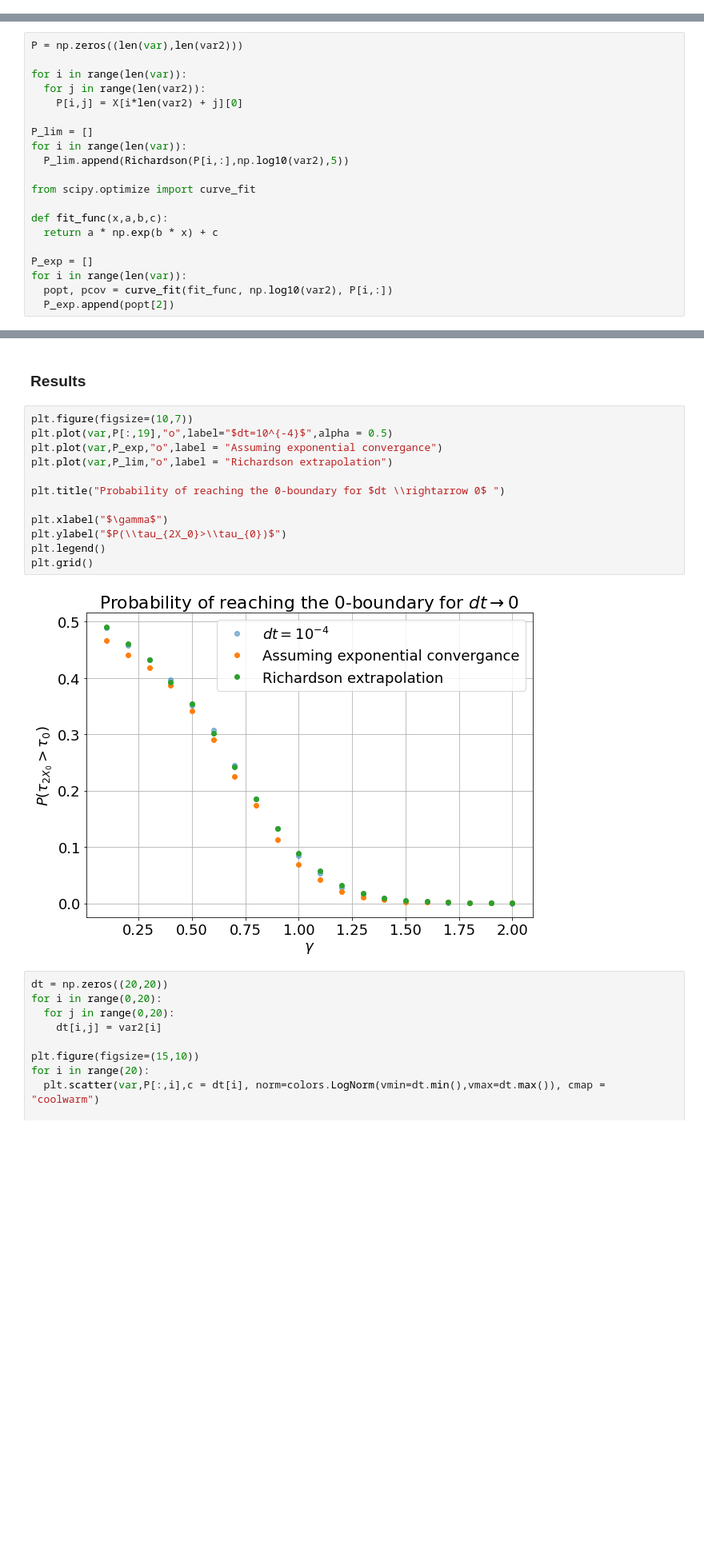
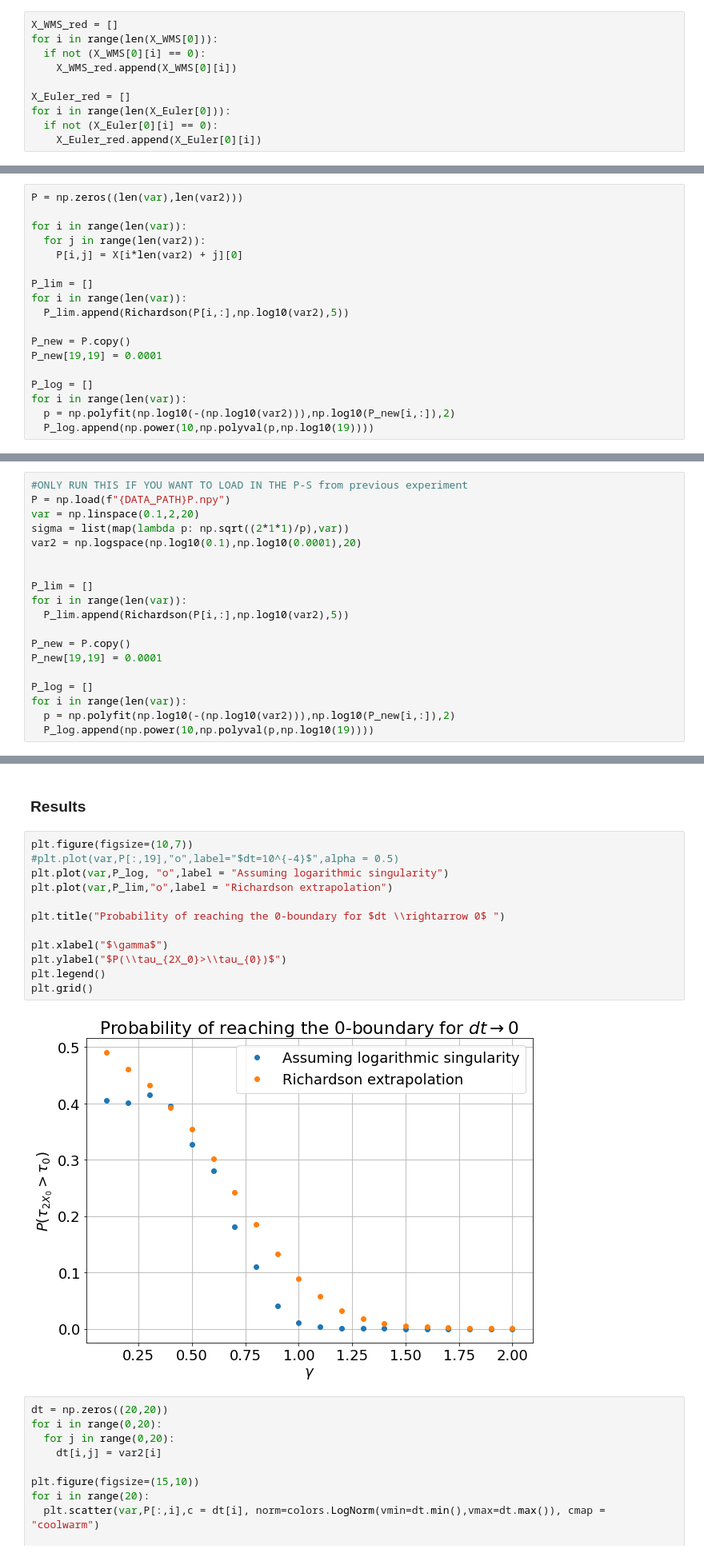
Before and after one commit to baskayj/Boundary-behavior-in-stochastic-differential-equations-used-in-Finance, a Jupyter notebook: CIR_Boundary_Project.ipynb, the cells around one changed output, grey strips where cells are left out. Shown: that part at 80% size. Saved outputs shown, nothing was run; the diff lists cells and outputs as text; blank space fills up the shorter version.

```diff
--- a/CIR_Boundary_Project.ipynb
+++ b/CIR_Boundary_Project.ipynb
@@ -1553,0 +1774,10 @@ plt.grid()
+# %%
+X_WMS_red = []
+for i in range(len(X_WMS[0])):
+  if not (X_WMS[0][i] == 0):
+    X_WMS_red.append(X_WMS[0][i])
+
+X_Euler_red = []
+for i in range(len(X_Euler[0])):
+  if not (X_Euler[0][i] == 0):
+    X_Euler_red.append(X_Euler[0][i])
@@ -1847,14 +2102,12 @@ P_lim = []
 for i in range(len(var)):
   P_lim.append(Richardson(P[i,:],np.log10(var2),5))
 
-from scipy.optimize import curve_fit
+P_new = P.copy()
+P_new[19,19] = 0.0001
 
-def fit_func(x,a,b,c):
-  return a * np.exp(b * x) + c
-
-P_exp = []
+P_log = []
 for i in range(len(var)):
-  popt, pcov = curve_fit(fit_func, np.log10(var2), P[i,:])
-  P_exp.append(popt[2])
+  p = np.polyfit(np.log10(-(np.log10(var2))),np.log10(P_new[i,:]),2)
+  P_log.append(np.power(10,np.polyval(p,np.log10(19))))
 # %% [markdown]
 ---
@@ -1860,0 +2126,19 @@ for i in range(len(var)):
+# %%
+#ONLY RUN THIS IF YOU WANT TO LOAD IN THE P-S from previous experiment
+P = np.load(f"{DATA_PATH}P.npy")
+var = np.linspace(0.1,2,20)
+sigma = list(map(lambda p: np.sqrt((2*1*1)/p),var))
+var2 = np.logspace(np.log10(0.1),np.log10(0.0001),20)
+
+
+P_lim = []
+for i in range(len(var)):
+  P_lim.append(Richardson(P[i,:],np.log10(var2),5))
+
+P_new = P.copy()
+P_new[19,19] = 0.0001
+
+P_log = []
+for i in range(len(var)):
+  p = np.polyfit(np.log10(-(np.log10(var2))),np.log10(P_new[i,:]),2)
+  P_log.append(np.power(10,np.polyval(p,np.log10(19))))
@@ -1913,18 +2239,18 @@ plt.xscale("log")
 ### Results
 # %%
 plt.figure(figsize=(10,7))
-plt.plot(var,P[:,19],"o",label="$dt=10^{-4}$",alpha = 0.5)
-plt.plot(var,P_exp,"o",label = "Assuming exponential convergance")
+#plt.plot(var,P[:,19],"o",label="$dt=10^{-4}$",alpha = 0.5)
+plt.plot(var,P_log, "o",label = "Assuming logarithmic singularity")
 plt.plot(var,P_lim,"o",label = "Richardson extrapolation")
 
 plt.title("Probability of reaching the 0-boundary for $dt \\rightarrow 0$ ")
 
 plt.xlabel("$\gamma$")
 plt.ylabel("$P(\\tau_{2X_0}>\\tau_{0})$")
 plt.legend()
 plt.grid()
 # %% [output]
-[figure, old version]
+[figure, new version]
 # %%
 dt = np.zeros((20,20))
 for i in range(0,20):
```
Also changed, not shown: parts of 37 cells of this notebook.
